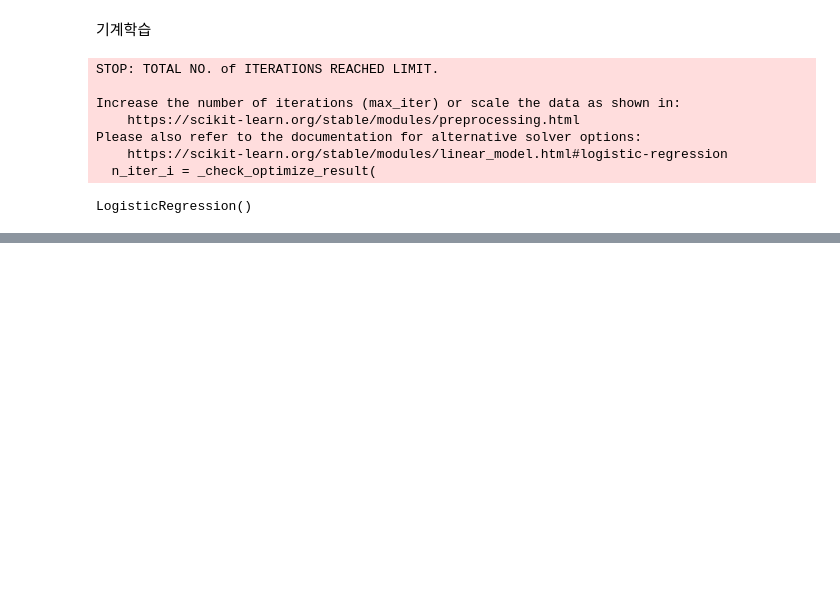
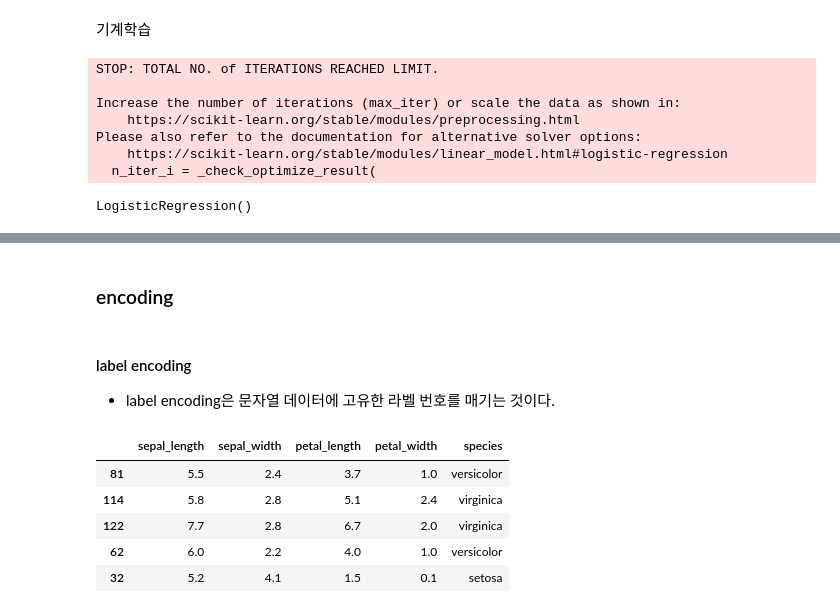
Before and after one commit to eoooomji/python_demo_colab, a Jupyter notebook: python_29_기계학습_데이터분리.ipynb, the cells around one changed output, grey strips where cells are left out. Saved outputs shown, nothing was run; the diff lists cells and outputs as text; code cells hidden in the pictures; blank space fills up the shorter version.

```diff
--- a/python_29_기계학습_데이터분리.ipynb
+++ b/python_29_기계학습_데이터분리.ipynb
@@ -377,0 +560,6 @@ Please also refer to the documentation for alternative solver options:
+# %% [markdown]
+### encoding
+# %% [markdown]
+#### label encoding
+
+- label encoding은 문자열 데이터에 고유한 라벨 번호를 매기는 것이다.
@@ -377,0 +568,11 @@ Please also refer to the documentation for alternative solver options:
+# %%
+iris = sns.load_dataset('iris')
+# %%
+iris.sample(5)
+# %% [output]
+|  | sepal_length | sepal_width | petal_length | petal_width | species |
+| 81 | 5.5 | 2.4 | 3.7 | 1.0 | versicolor |
+| 114 | 5.8 | 2.8 | 5.1 | 2.4 | virginica |
+| 122 | 7.7 | 2.8 | 6.7 | 2.0 | virginica |
+| 62 | 6.0 | 2.2 | 4.0 | 1.0 | versicolor |
+| 32 | 5.2 | 4.1 | 1.5 | 0.1 | setosa |
```
Also changed, not shown: parts of 52 cells of this notebook.
